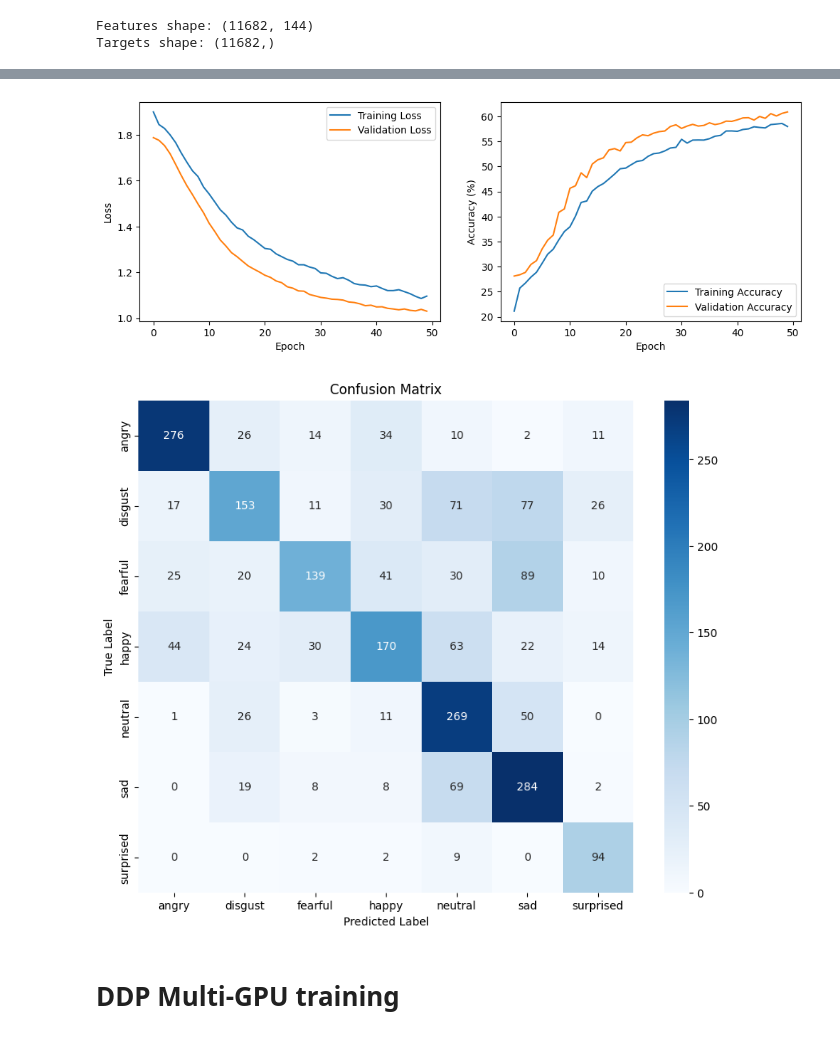
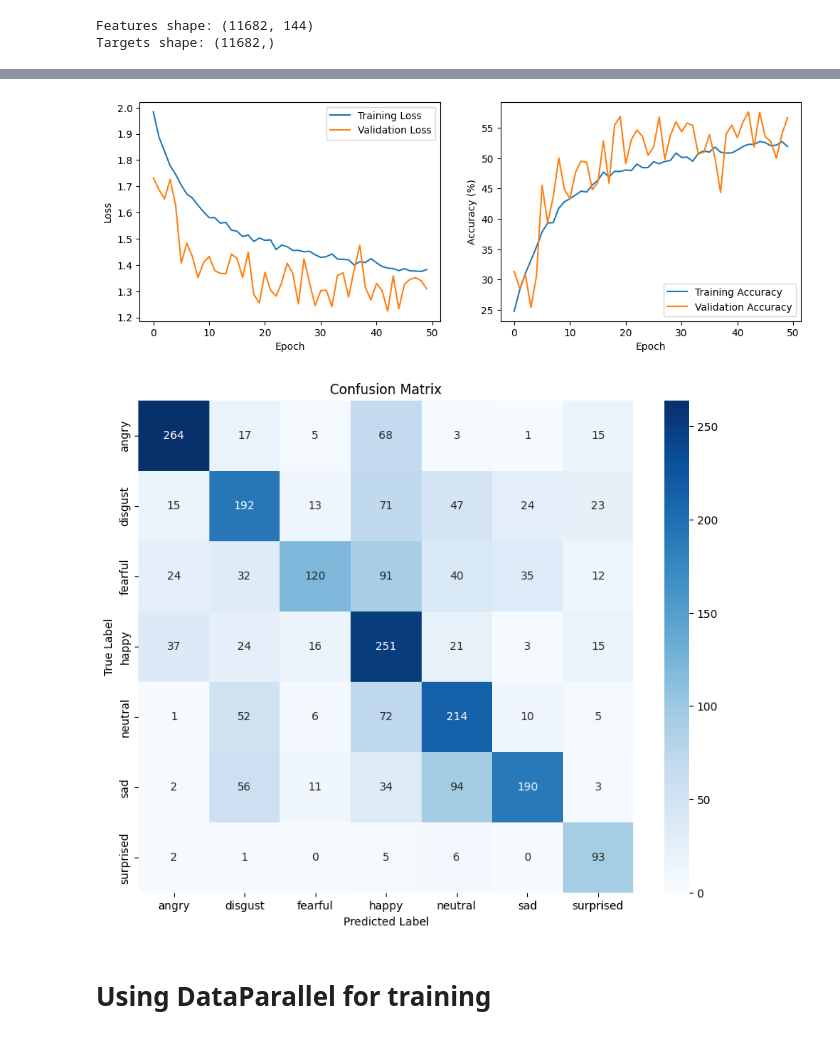
Before and after one commit to TarushS-1996/AudioSentimentProject, a Jupyter notebook: Revision.ipynb, the cells around one changed output, grey strips where cells are left out. Cells and saved outputs as stored; diff of their text form; code cells hidden in the pictures.

```diff
--- a/Revision.ipynb
+++ b/Revision.ipynb
@@ -426,0 +427,14 @@ specs = preprocess_data_dask(filepaths, 6)
+# %%
+'''### save the npy file
+specs = preprocess_data_dask(filepaths, 6)
+
+### we will also save the file to a npy file'''
+
+### we will check if the file is saved else we will preprocess the data and save it or load it
+if os.path.exists('processed_data.npy'):
+    print("Loading the data from the file...")
+    specs = np.load('processed_data.npy', allow_pickle=True)
+else:
+    print("Preprocessing the data and saving it to a file...")
+    specs = preprocess_data_dask(filepaths, 6)
+    np.save('processed_data.npy', specs)
@@ -590,7 +606,7 @@ device = torch.device('cuda' if torch.cuda.is_available() else 'cpu')
 features_shape = features.shape[1]
 
 #model = Network(num_features=features_shape, num_classes=7).to(device)
-model = SimpleNetwork(num_features=features_shape, num_classes=7).to(device)
+model = Network(num_features=features_shape, num_classes=7).to(device)
 criterion = nn.CrossEntropyLoss()
 optimizer = torch.optim.Adagrad(model.parameters(), lr=0.001)
 
@@ -606,9 +622,6 @@ warmup_epoch = 10
 
 initial_lr = 0.01
 gamma = 0.95
-
-# Define your optimizer
-optimizer = torch.optim.SGD(model.parameters(), lr=initial_lr)
 
 # Define the learning rate scheduler
 scheduler = torch.optim.lr_scheduler.ExponentialLR(optimizer, gamma)
@@ -704,4 +717,4 @@ Epoch 50/50, Validation Loss: 1.0309582638413939, Validation Accuracy: 60.873287
-[figure, old version]
+[figure, new version]
 # %%
 ### we plot the confusion matrix
 from sklearn.metrics import confusion_matrix
@@ -726,6 +739,4 @@ plt.ylabel('True Label')
 plt.title('Confusion Matrix')
 plt.show()
 # %% [output]
-[figure, old version]
+[figure, new version]
-# %% [markdown]
-# DDP Multi-GPU training
@@ -738,0 +743,2 @@ from torch.nn.parallel import DistributedDataParallel as DDP
+# %% [markdown]
+# Using DataParallel for training
```
Also changed, not shown: parts of 13 cells of this notebook.
